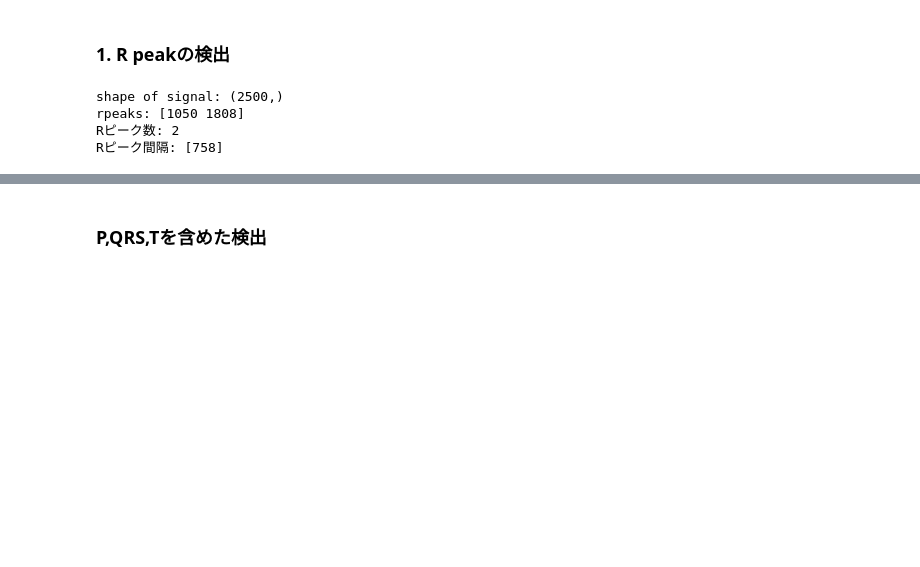
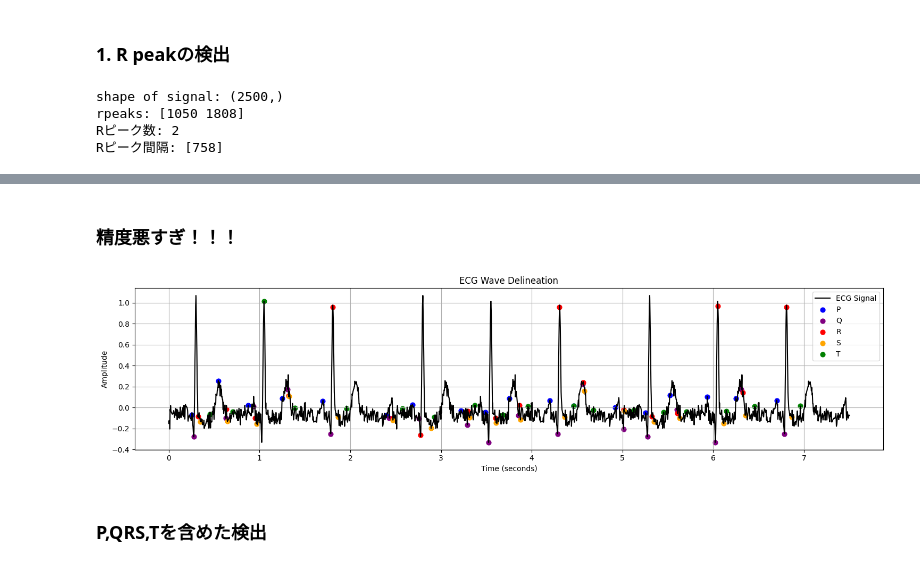
Before and after one commit to yohehe/ECG-Analysis, a Jupyter notebook: notebooks/05_neurokitつかいかた.ipynb, the cells around one changed output, grey strips where cells are left out. Drawn from its saved outputs; the diff is of its cells as text; code cells hidden in the pictures; blank space fills up the shorter version.

```diff
--- a/notebooks/05_neurokitつかいかた.ipynb
+++ b/notebooks/05_neurokitつかいかた.ipynb
@@ -210,0 +233,7 @@ Rピーク間隔: [758]
+# %%
+signal = extract_lead_signal(ecg_df, lead="I")
+print("shape of signal:",signal.shape)
+
+# np.tileでわざと時間軸方向に増幅
+signal = np.tile(signal, 3)
+print("shape of signal after np.tile:",signal.shape)
@@ -210,0 +243,4 @@ Rピーク間隔: [758]
+# %%
+## 各点の検出
+result = detect_ecg_waves(signal, fs=1000)
+result
@@ -210,0 +259,6 @@ Rピーク間隔: [758]
+# %% [markdown]
+### 精度悪すぎ！！！
+# %%
+plot_ecg_waves(signal, result)
+# %% [output]
+[figure, added]
```
Also changed, not shown: parts of 124 cells of this notebook.
